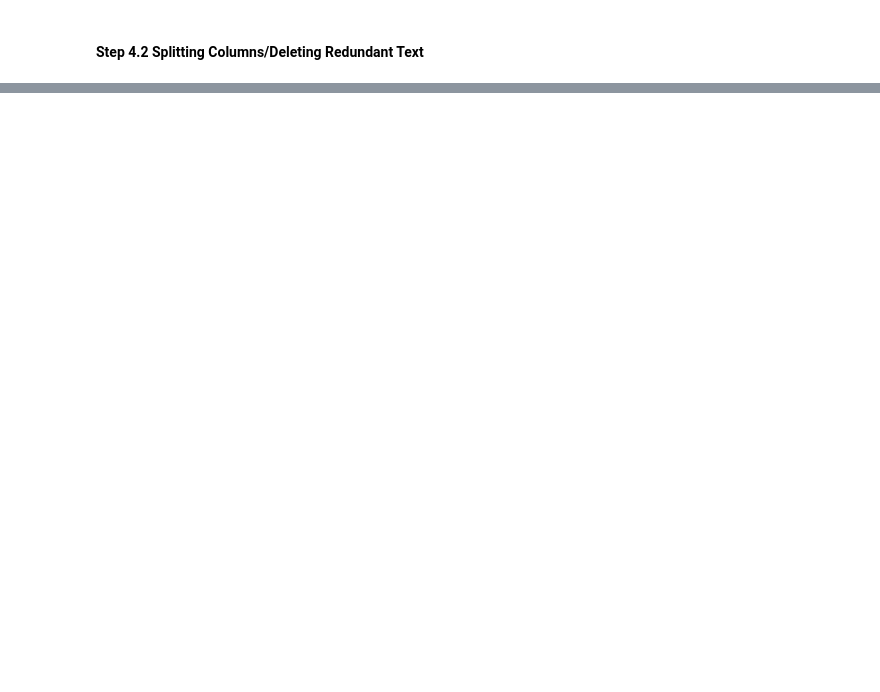
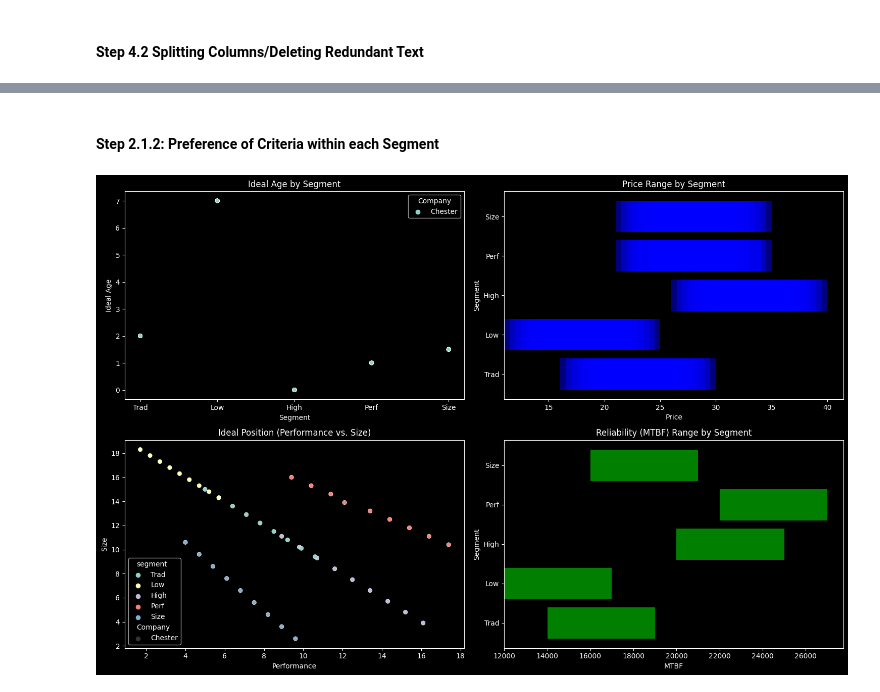
Before and after one commit to christinedbaxter/mbaCapstone, a Jupyter notebook: notebooks/exploratory/exploratory_analysis_v1.ipynb, the cells around one changed output, grey strips where cells are left out. Drawn from its saved outputs; the diff is of its cells as text; code cells hidden in the pictures; blank space fills up the shorter version.

Commit message:
cleaning data and starting data analysis

```diff
--- a/notebooks/exploratory/exploratory_analysis_v1.ipynb
+++ b/notebooks/exploratory/exploratory_analysis_v1.ipynb
@@ -343,0 +472,73 @@ print(customer_criteria_df.head())
+# %% [markdown]
+#### Step 2.1.2: Preference of Criteria within each Segment
+# %%
+# Preparing data for scatter plots and range bars
+
+data = customer_criteria_df.copy()
+
+# Ideal Age
+age_data = data[data["criteria"] == "Ideal Age"].dropna(subset=["Ideal Age"])
+
+# Price
+price_data = data[data["criteria"] == "Price"].dropna(
+    subset=["Low Price", "High Price"]
+)
+
+# Ideal Position (Performance, Size)
+position_data = data[data["criteria"] == "Ideal Position"].dropna(
+    subset=["Pfmn", "Size"]
+)
+
+# Reliability (MTBF)
+mtbf_data = data[data["criteria"] == "Reliability (MTBF)"].dropna(
+    subset=["MTBF Low", "MTBF High"]
+)
+
+# Plotting scatter plots and range bars
+fig, axes = plt.subplots(nrows=2, ncols=2, figsize=(15, 10))
+axes = axes.flatten()
+
+# Ideal Age Scatter Plot
+sns.scatterplot(data=age_data, x="segment", y="Ideal Age", hue="Company", ax=axes[0])
+axes[0].set_title("Ideal Age by Segment")
+axes[0].set_xlabel("Segment")
+axes[0].set_ylabel("Ideal Age")
+
+# Price Range Bar
+for _, row in price_data.iterrows():
+    axes[1].barh(
+        row["segment"],
+        left=row["Low Price"],
+        width=row["High Price"] - row["Low Price"],
+        color="blue",
+        alpha=0.5,
+    )
+axes[1].set_title("Price Range by Segment")
+axes[1].set_xlabel("Price")
+axes[1].set_ylabel("Segment")
+
+# Ideal Position Scatter Plot
+sns.scatterplot(
+    data=position_data, x="Pfmn", y="Size", hue="segment", style="Company", ax=axes[2]
+)
+axes[2].set_title("Ideal Position (Performance vs. Size)")
+axes[2].set_xlabel("Performance")
+axes[2].set_ylabel("Size")
+
+# MTBF Range Bar
+for _, row in mtbf_data.iterrows():
+    axes[3].barh(
+        row["segment"],
+        left=row["MTBF Low"],
+        width=row["MTBF High"] - row["MTBF Low"],
+        color="green",
+        alpha=0.5,
+    )
+axes[3].set_title("Reliability (MTBF) Range by Segment")
+axes[3].set_xlabel("MTBF")
+axes[3].set_ylabel("Segment")
+
+plt.tight_layout()
+plt.show()
+# %% [output]
+[figure, added]
```
Also changed, not shown: parts of 25 cells of this notebook, 2 other files.
